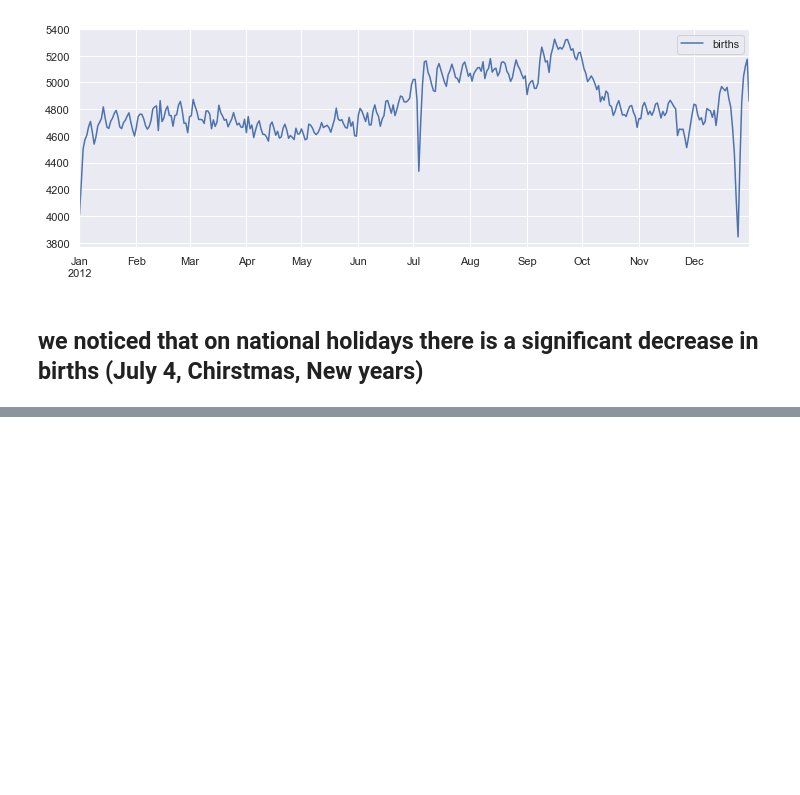
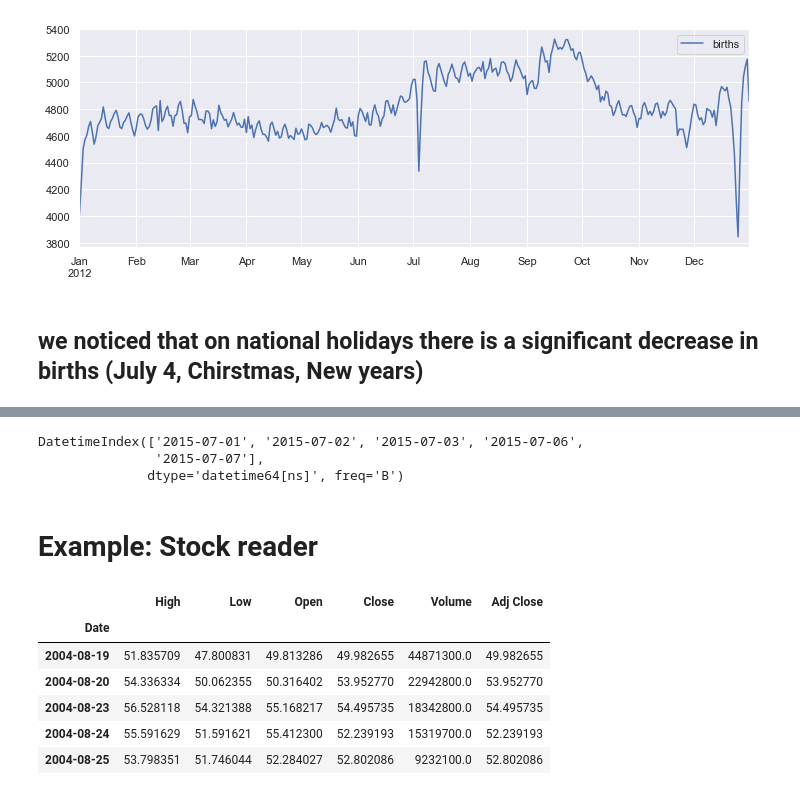
Before and after one commit to davejscott/PythonDataScience, a Jupyter notebook: PandasDataManipulation.ipynb, the cells around one changed output, grey strips where cells are left out. Drawn from its saved outputs; the diff is of its cells as text; code cells hidden in the pictures; blank space fills up the shorter version.

Commit message:
Pandas practice for competition

```diff
--- a/PandasDataManipulation.ipynb
+++ b/PandasDataManipulation.ipynb
@@ -2738,0 +3082,5 @@ births_by_date.plot(ax=ax);
+# %%
+index = pd.DatetimeIndex(['2014-07-04', '2014-08-04',
+                         '2015-07-04', '2015-08-04'])
+data = pd.Series([0, 1, 2, 3], index=index )
+data
@@ -2738,0 +3175,9 @@ births_by_date.plot(ax=ax);
+# %%
+from pandas.tseries.offsets import BDay
+pd.date_range('2015-07-01', periods=5, freq=BDay())
+# %% [output]
+DatetimeIndex(['2015-07-01', '2015-07-02', '2015-07-03', '2015-07-06',
+               '2015-07-07'],
+              dtype='datetime64[ns]', freq='B')
+# %% [markdown]
+# Example: Stock reader
@@ -2738,0 +3186,12 @@ births_by_date.plot(ax=ax);
+# %%
+goog = data.DataReader('Goog', start='2004', end='2016',
+                      data_source='yahoo')
+goog.head()
+# %% [output]
+|  | High | Low | Open | Close | Volume | Adj Close |
+| Date |  |  |  |  |  |  |
+| 2004-08-19 | 51.835709 | 47.800831 | 49.813286 | 49.982655 | 44871300.0 | 49.982655 |
+| 2004-08-20 | 54.336334 | 50.062355 | 50.316402 | 53.952770 | 22942800.0 | 53.952770 |
+| 2004-08-23 | 56.528118 | 54.321388 | 55.168217 | 54.495735 | 18342800.0 | 54.495735 |
+| 2004-08-24 | 55.591629 | 51.591621 | 55.412300 | 52.239193 | 15319700.0 | 52.239193 |
+| 2004-08-25 | 53.798351 | 51.746044 | 52.284027 | 52.802086 | 9232100.0 | 52.802086 |
```
Also changed, not shown: parts of 69 cells of this notebook.
